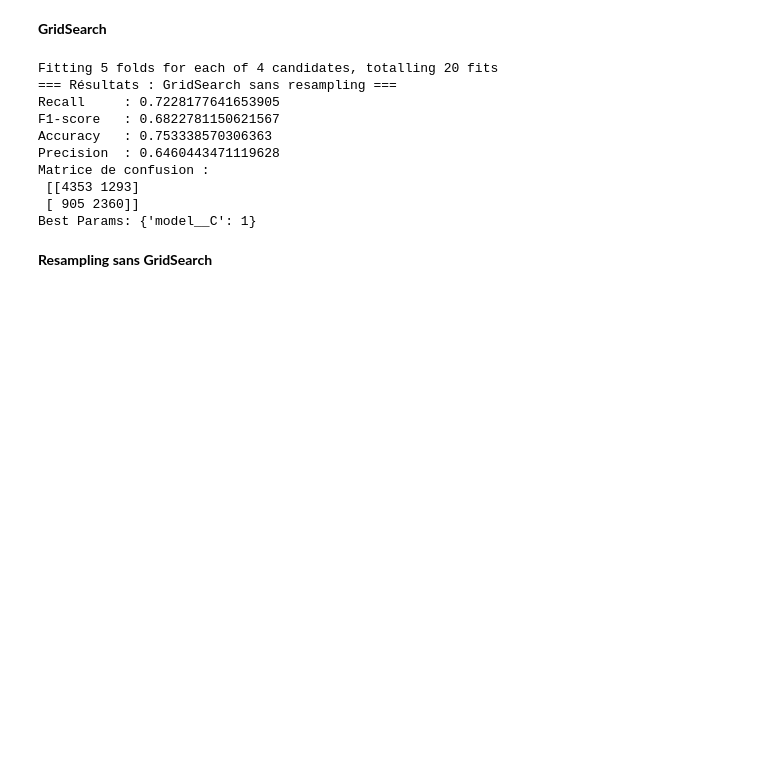
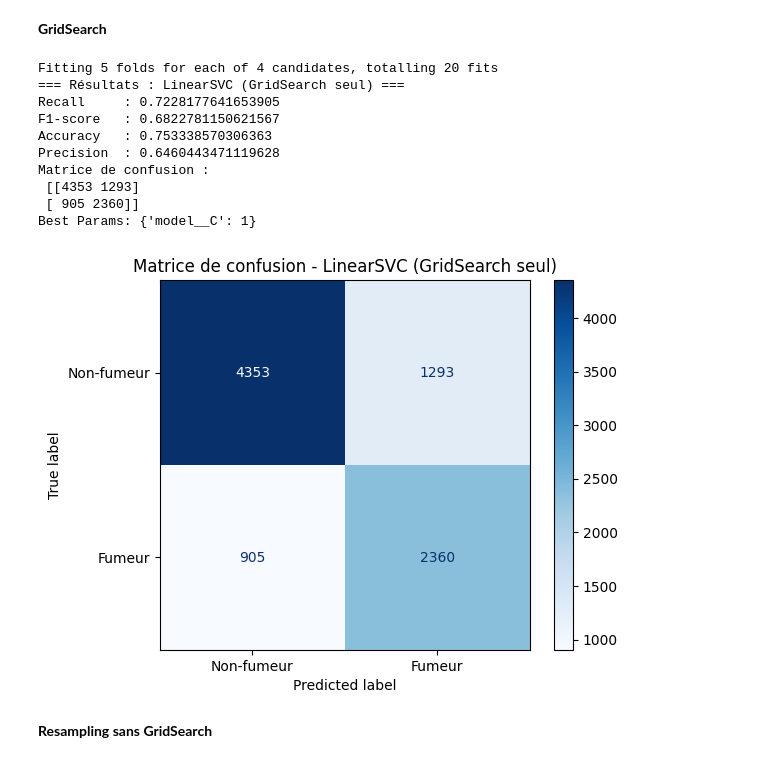
Before and after one commit to isabel6198/svm_tabac, a Jupyter notebook: notebooks/02_models.ipynb, the cells around one changed output. Drawn from its saved outputs; the diff is of its cells as text; code cells hidden in the pictures; blank space fills up the shorter version.

```diff
--- a/notebooks/02_models.ipynb
+++ b/notebooks/02_models.ipynb
@@ -419,41 +420,60 @@ param_grid = {
 # %% [markdown]
 **GridSearch**
 # %%
-pipeline_no_resample = Pipeline([
+pipeline = Pipeline([
     ('preprocessing', preprocessor),
     ('model', LinearSVC(max_iter=2000, random_state=42))
 ])
 
-grid_search_no_resample = GridSearchCV(
-    estimator=pipeline_no_resample,
+grid_search = GridSearchCV(
+    estimator=pipeline,
     param_grid=param_grid,
     scoring='recall',
     cv=5,
     n_jobs=-1,
     verbose=1
 )
 
-grid_search_no_resample.fit(X_train, y_train)
-y_pred = grid_search_no_resample.best_estimator_.predict(X_test)
+#  Entraînement
+grid_search.fit(X_train, y_train)
+y_pred = grid_search.best_estimator_.predict(X_test)
 
-print("=== Résultats : GridSearch sans resampling ===")
+# Affichage des résultats
+print("=== Résultats : LinearSVC (GridSearch seul) ===")
 print("Recall     :", recall_score(y_test, y_pred))
 print("F1-score   :", f1_score(y_test, y_pred))
 print("Accuracy   :", accuracy_score(y_test, y_pred))
 print("Precision  :", precision_score(y_test, y_pred))
 print("Matrice de confusion :\n", confusion_matrix(y_test, y_pred))
-print("Best Params:", grid_search_no_resample.best_params_)
+print("Best Params:", grid_search.best_params_)
+
+ConfusionMatrixDisplay.from_predictions(
+    y_test, y_pred, display_labels=["Non-fumeur", "Fumeur"], cmap="Blues"
+)
+plt.title("Matrice de confusion - LinearSVC (GridSearch seul)")
+plt.show()
+
+# Stockage dans results
+results.append({
+    "Nom": "LinearSVC - GridSearch seul",
+    "Recall": recall_score(y_test, y_pred),
+    "F1-score": f1_score(y_test, y_pred),
+    "Accuracy": accuracy_score(y_test, y_pred),
+    "Precision": precision_score(y_test, y_pred),
+    "Best Params": grid_search.best_params_
+})
 # %% [output]
 Fitting 5 folds for each of 4 candidates, totalling 20 fits
-=== Résultats : GridSearch sans resampling ===
+=== Résultats : LinearSVC (GridSearch seul) ===
 Recall     : 0.7228177641653905
 F1-score   : 0.6822781150621567
 Accuracy   : 0.753338570306363
 Precision  : 0.6460443471119628
 Matrice de confusion :
  [[4353 1293]
  [ 905 2360]]
 Best Params: {'model__C': 1}
+[figure, added]
 # %% [markdown]
 **Resampling sans GridSearch**
 # %%
```
Also changed, not shown: parts of 16 cells of this notebook.
